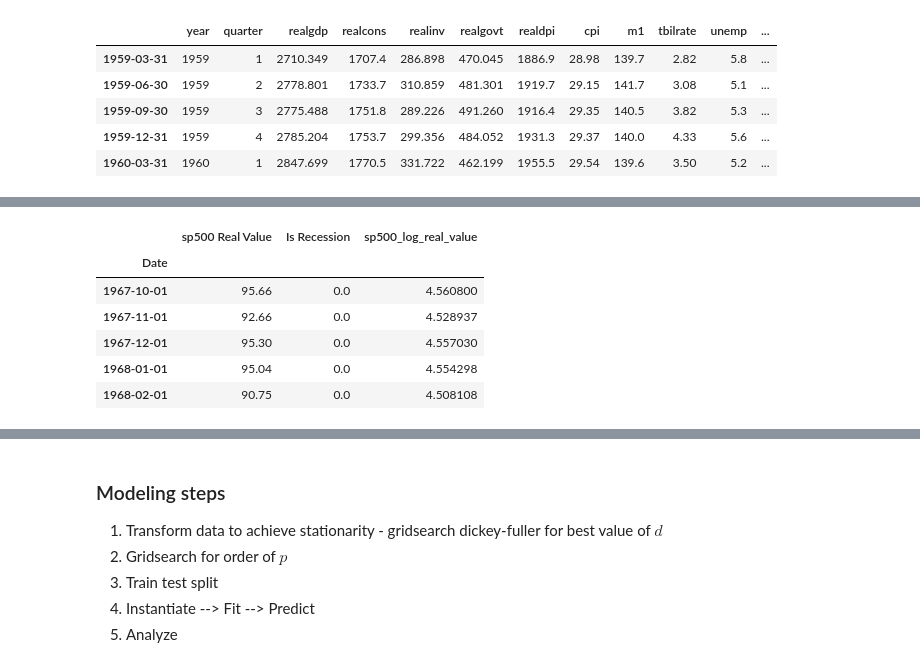
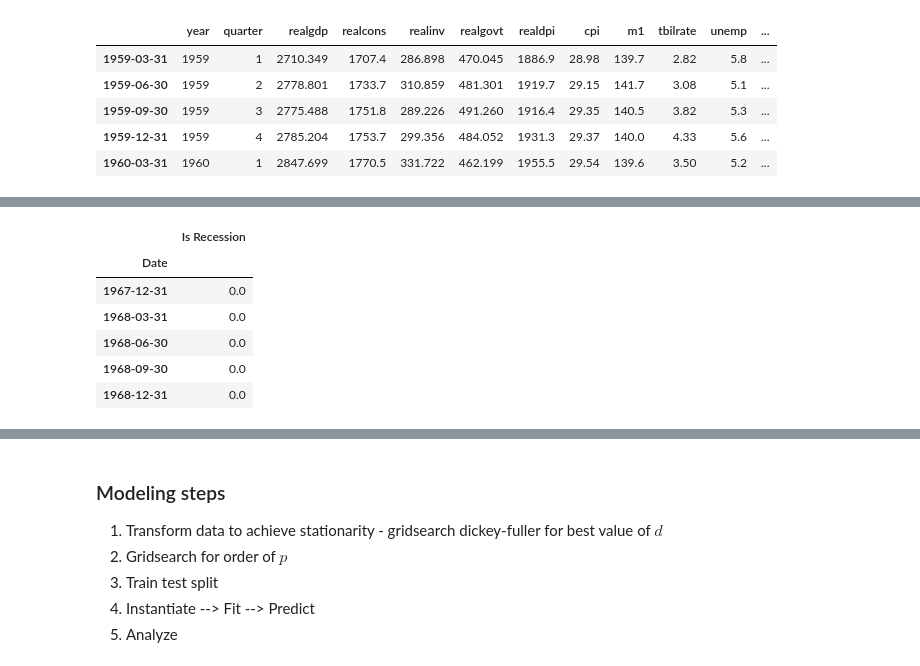
Before and after one commit to mattg12/Macro-Research, a Jupyter notebook: notebooks/Yield_Curve_Inversions.ipynb, the cells around one changed output, grey strips where cells are left out. Cells and saved outputs as stored; diff of their text form; code cells hidden in the pictures.

```diff
--- a/notebooks/Yield_Curve_Inversions.ipynb
+++ b/notebooks/Yield_Curve_Inversions.ipynb
@@ -187,10 +195,13 @@ macro.head()
+# %%
+# merge in recession data
+recessions_qtr = recessions.resample('Q').last()
 # %%
-sp500.head()
+recessions_qtr.head()
 # %% [output]
-|  | sp500 Real Value | Is Recession | sp500_log_real_value |
-| Date |  |  |  |
-| 1967-10-01 | 95.66 | 0.0 | 4.560800 |
-| 1967-11-01 | 92.66 | 0.0 | 4.528937 |
-| 1967-12-01 | 95.30 | 0.0 | 4.557030 |
-| 1968-01-01 | 95.04 | 0.0 | 4.554298 |
-| 1968-02-01 | 90.75 | 0.0 | 4.508108 |
+|  | Is Recession |
+| Date |  |
+| 1967-12-31 | 0.0 |
+| 1968-03-31 | 0.0 |
+| 1968-06-30 | 0.0 |
+| 1968-09-30 | 0.0 |
+| 1968-12-31 | 0.0 |
```
Also changed, not shown: parts of 10 cells of this notebook.
